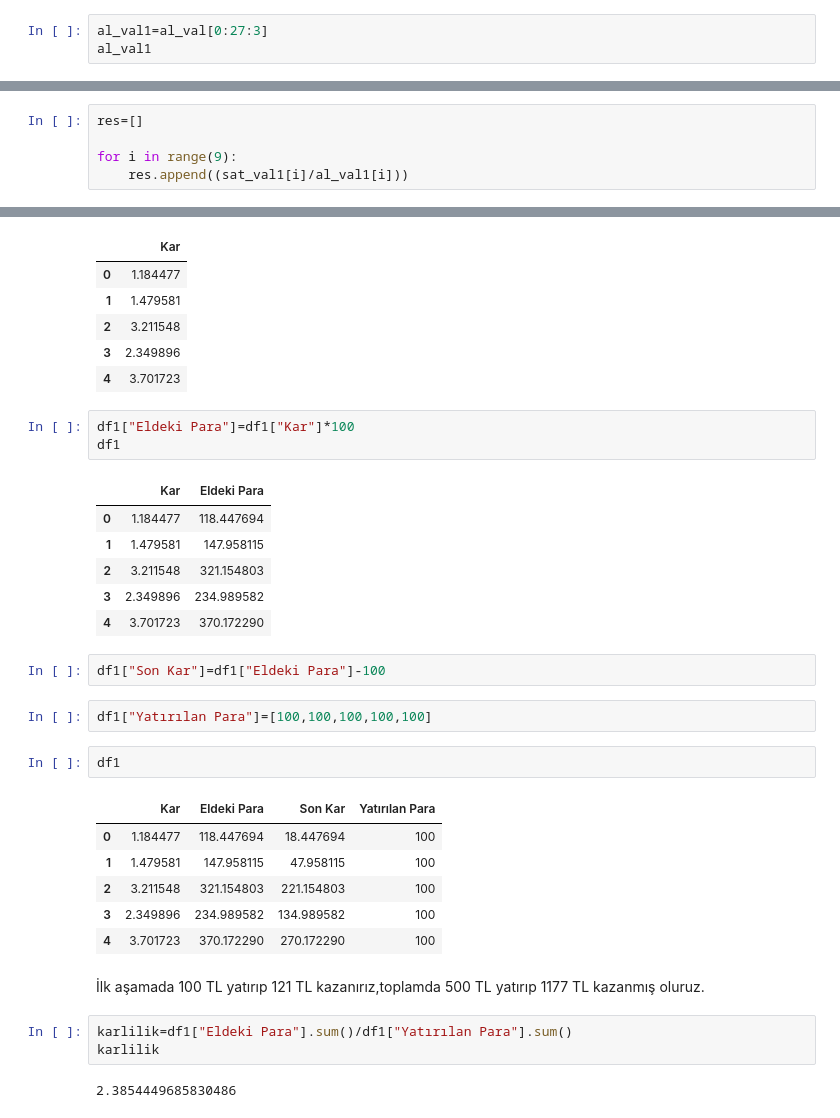
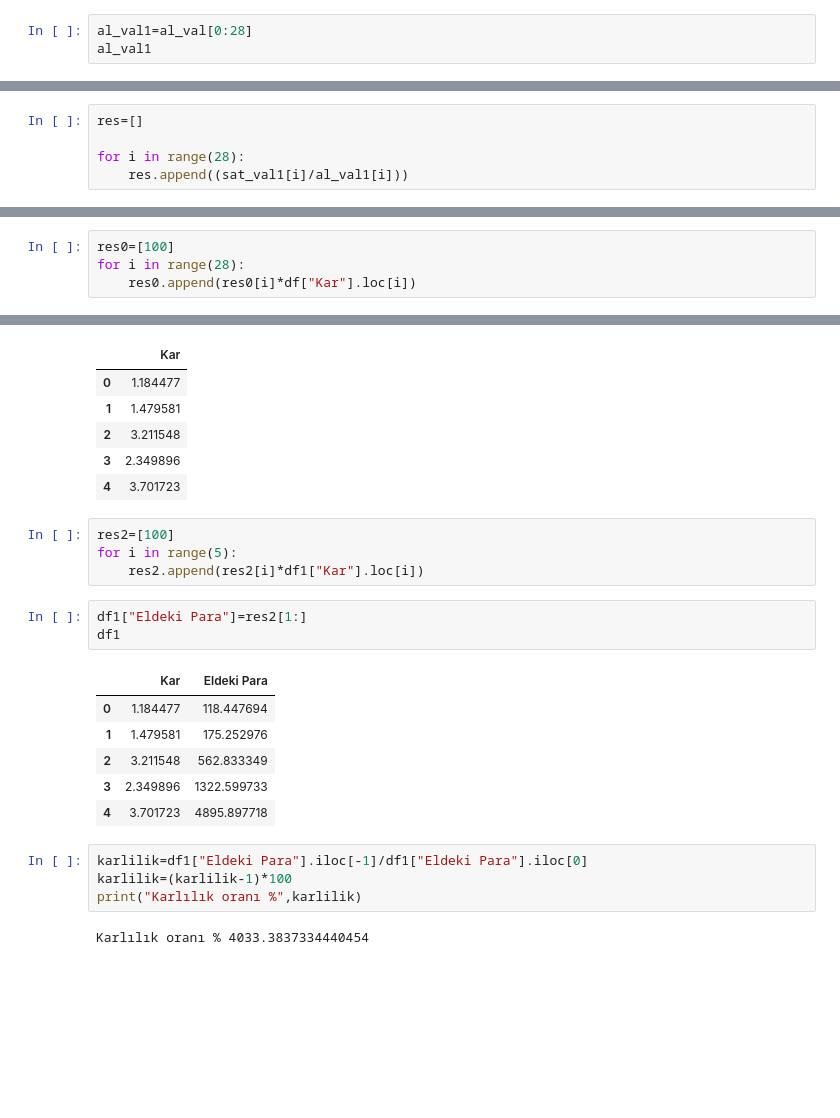
Before and after one commit to kaboya19/Borsa-Hisse-Analizi, a Jupyter notebook: project_sasa.ipynb, the cells around one changed output, grey strips where cells are left out. Drawn from its saved outputs; the diff is of its cells as text; blank space fills up the shorter version.

```diff
--- a/project_sasa.ipynb
+++ b/project_sasa.ipynb
@@ -298,4 +298,4 @@ array([ 1.058,  0.963,  1.06 ,  2.795,  6.452, 10.652, 14.861, 50.783,
 # %%
-al_val1=al_val[0:27:3]
+al_val1=al_val[0:28]
 al_val1
 # %% [output]
@@ -304,7 +306,7 @@ array([ 0.889,  1.088,  0.867,  1.421,  6.818,  6.239, 10.374, 18.   ,
 # %%
 res=[]
 
-for i in range(9):
+for i in range(28):
     res.append((sat_val1[i]/al_val1[i]))
 # %%
 df=pd.DataFrame()
@@ -324 +333,5 @@ df
+# %%
+res0=[100]
+for i in range(28):
+    res0.append(res0[i]*df["Kar"].loc[i])
 # %%
@@ -378,33 +390,23 @@ df1
 | 2 | 3.211548 |
 | 3 | 2.349896 |
 | 4 | 3.701723 |
+# %%
+res2=[100]
+for i in range(5):
+    res2.append(res2[i]*df1["Kar"].loc[i])
 # %%
-df1["Eldeki Para"]=df1["Kar"]*100
+df1["Eldeki Para"]=res2[1:]
 df1
 # %% [output]
 |  | Kar | Eldeki Para |
 | 0 | 1.184477 | 118.447694 |
-| 1 | 1.479581 | 147.958115 |
-| 2 | 3.211548 | 321.154803 |
-| 3 | 2.349896 | 234.989582 |
-| 4 | 3.701723 | 370.172290 |
+| 1 | 1.479581 | 175.252976 |
+| 2 | 3.211548 | 562.833349 |
+| 3 | 2.349896 | 1322.599733 |
+| 4 | 3.701723 | 4895.897718 |
-# %%
-df1["Son Kar"]=df1["Eldeki Para"]-100
-# %%
-df1["Yatırılan Para"]=[100,100,100,100,100]
-# %%
-df1
-# %% [output]
-|  | Kar | Eldeki Para | Son Kar | Yatırılan Para |
-| 0 | 1.184477 | 118.447694 | 18.447694 | 100 |
-| 1 | 1.479581 | 147.958115 | 47.958115 | 100 |
-| 2 | 3.211548 | 321.154803 | 221.154803 | 100 |
-| 3 | 2.349896 | 234.989582 | 134.989582 | 100 |
-| 4 | 3.701723 | 370.172290 | 270.172290 | 100 |
-# %% [markdown]
-İlk aşamada 100 TL yatırıp 121 TL kazanırız,toplamda 500 TL yatırıp 1177 TL kazanmış oluruz.
 # %%
-karlilik=df1["Eldeki Para"].sum()/df1["Yatırılan Para"].sum()
-karlilik
+karlilik=df1["Eldeki Para"].iloc[-1]/df1["Eldeki Para"].iloc[0]
+karlilik=(karlilik-1)*100
+print("Karlılık oranı %",karlilik)
 # %% [output]
-2.3854449685830486
+Karlılık oranı % 4033.3837334440454
```
Also changed, not shown: parts of 11 cells of this notebook, 2 other files.
